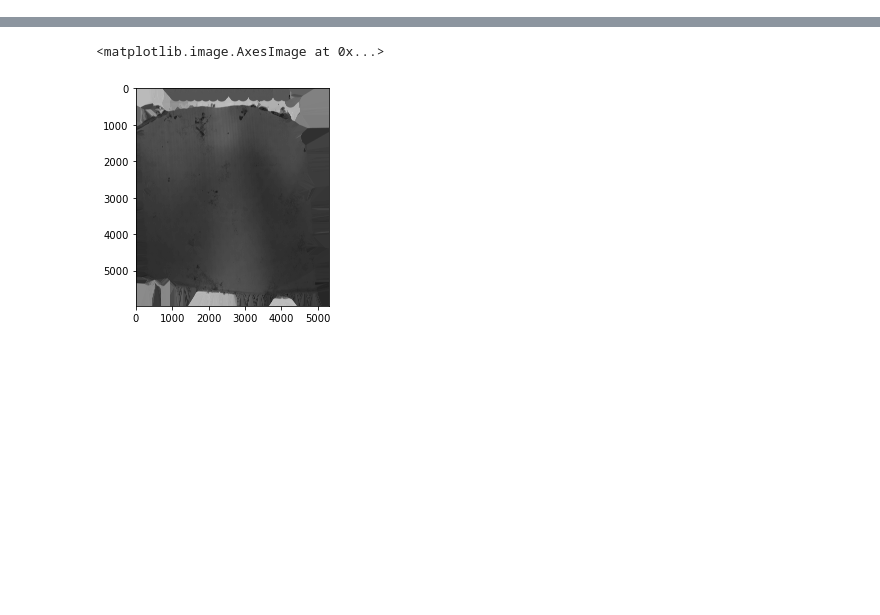
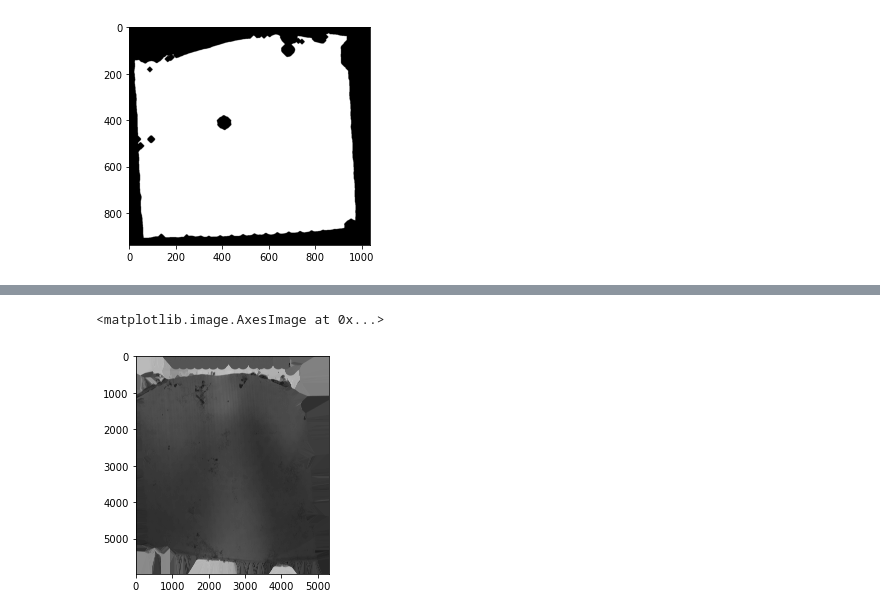
Before and after one commit to jojoelfe/deco_lace_template_matching_manuscript, a Jupyter notebook: content/code/smart_tophat_assm.ipynb, the cells around one changed output, grey strips where cells are left out. Drawn from its saved outputs; the diff is of its cells as text; code cells hidden in the pictures; blank space fills up the shorter version.

```diff
--- a/content/code/smart_tophat_assm.ipynb
+++ b/content/code/smart_tophat_assm.ipynb
@@ -63,0 +69,4 @@ np.mean(image[mask])
+# %%
+smart_tophat(images[2])
+# %% [output]
+[figure, added]
```
Also changed, not shown: parts of 10 cells of this notebook, 18 other files.
